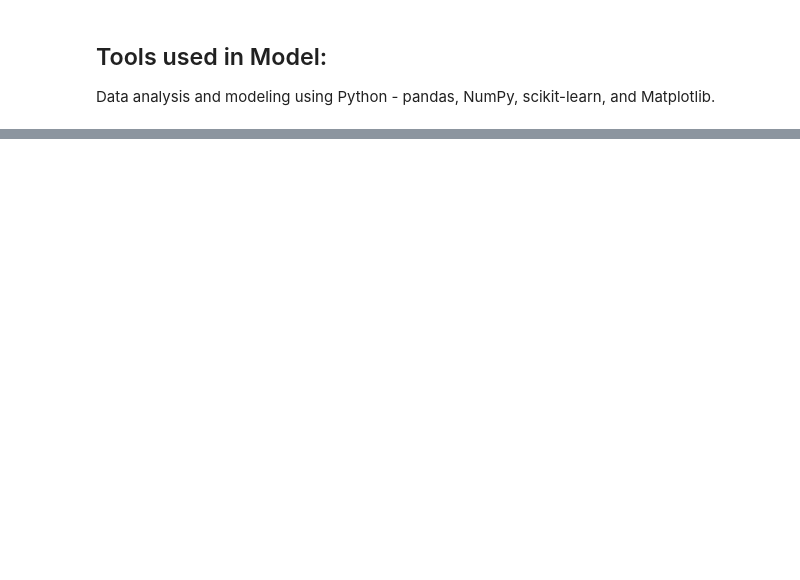
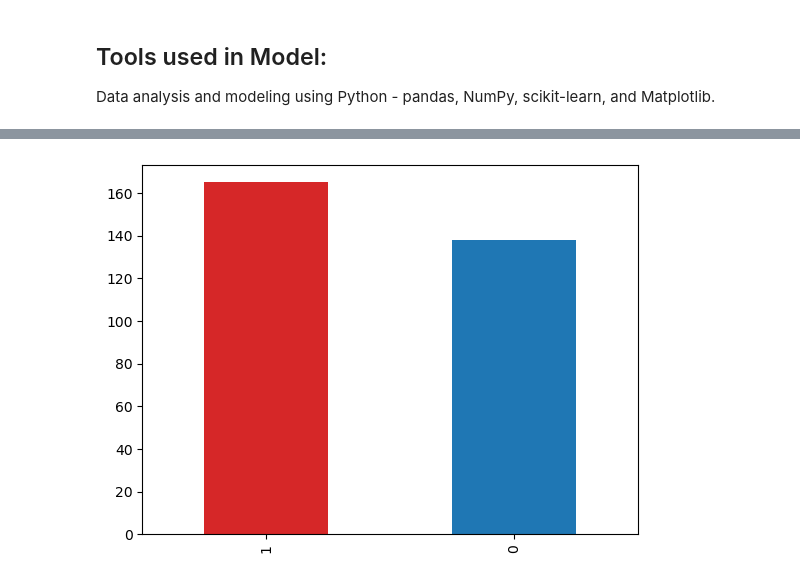
Before and after one commit to JHarrisJoshua/ML-Heart-Disease-Classification, a Jupyter notebook: Heart-Disease-Classification.ipynb, the cells around one changed output, grey strips where cells are left out. Drawn from its saved outputs; the diff is of its cells as text; code cells hidden in the pictures; blank space fills up the shorter version.

```diff
--- a/Heart-Disease-Classification.ipynb
+++ b/Heart-Disease-Classification.ipynb
@@ -119,0 +123,3 @@ from sklearn.metrics import plot_roc_curve
+# %%
+data = pd.read_csv('./data/heart-disease.csv')
+data  # data.head() and data.tail()
@@ -119,0 +140,4 @@ from sklearn.metrics import plot_roc_curve
+# %%
+data['target'].value_counts().plot(kind='bar', color=['tab:red', 'tab:blue']);
+# %% [output]
+[figure, added]
```
Also changed, not shown: parts of 53 cells of this notebook.
